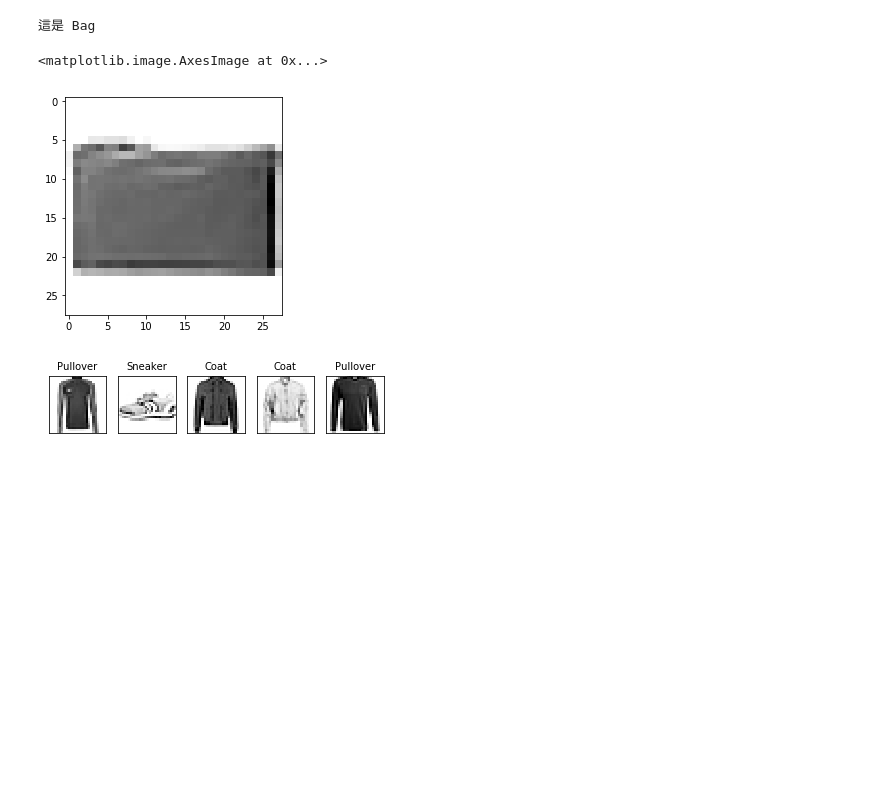
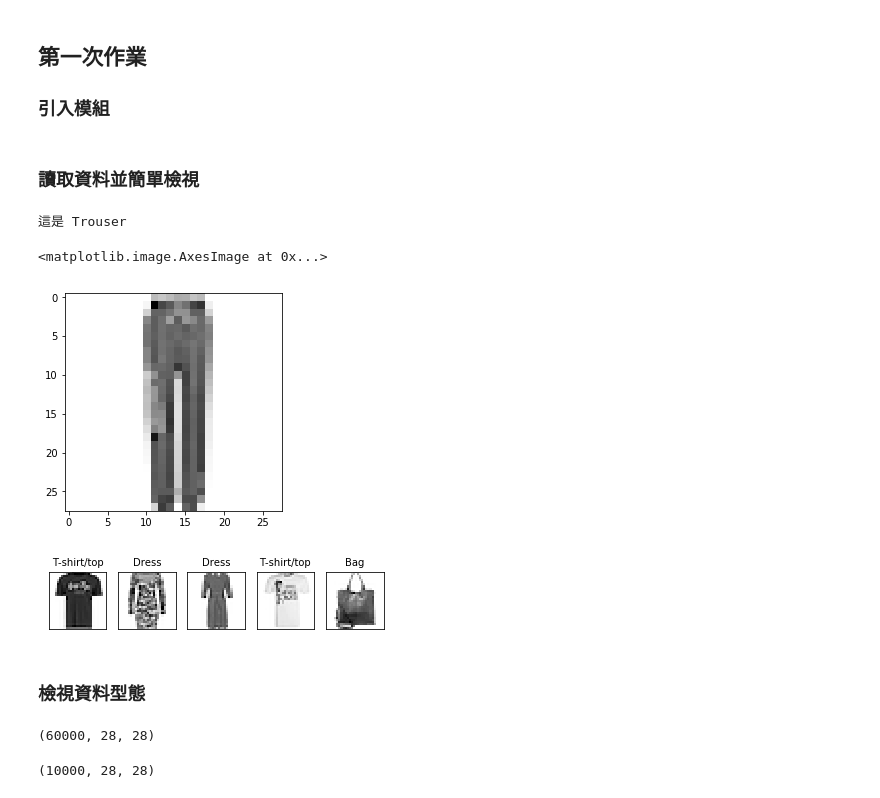
Before and after one commit to tuyuxian/1082-AI-python, a Jupyter notebook: 105208077_經濟四_涂育賢_HW1.ipynb, the cells around one changed output. Drawn from its saved outputs; the diff is of its cells as text; code cells hidden in the pictures; blank space fills up the shorter version.

```diff
--- a/105208077_經濟四_涂育賢_HW1.ipynb
+++ b/105208077_經濟四_涂育賢_HW1.ipynb
@@ -1,3 +1,6 @@
+# %% [markdown]
+## 第一次作業
+### 引入模組
 # %%
 import pandas as pd
 import numpy as np
@@ -9,19 +12,21 @@ from tensorflow.keras.optimizers import SGD
 from tensorflow.keras.layers import Dense
 from tensorflow.keras.models import Sequential
 from tensorflow.keras.utils import to_categorical
+# %% [markdown]
+### 讀取資料並簡單檢視
 # %%
 (x_train, y_train), (x_test, y_test) = fashion_mnist.load_data()
 
 class_names = ['T-shirt/top', 'Trouser', 'Pullover', 'Dress', 'Coat',
                'Sandal', 'Shirt', 'Sneaker', 'Bag', 'Ankle boot']
 
-n = 1234
+n = 1000
 print('這是', class_names[y_train[n]])
 plt.imshow(x_train[n], cmap='Greys')
 # %% [output]
-這是 Bag
+這是 Trouser
 <matplotlib.image.AxesImage at 0x...>
-[figure, old version]
+[figure, new version]
 # %%
 pick = np.random.choice(60000, 5, replace=False)
 
@@ -33,4 +38,4 @@ for i in range(5):
     ax.set_title(class_names[y_train[n]], fontsize=10)
     plt.imshow(x_train[n], cmap='Greys')
 # %% [output]
-[figure, old version]
+[figure, new version]
@@ -50,0 +42,10 @@ y_test = to_categorical(y_test, 10)
+# %% [markdown]
+### 檢視資料型態
+# %%
+x_train.shape
+# %% [output]
+(60000, 28, 28)
+# %%
+x_test.shape
+# %% [output]
+(10000, 28, 28)
```
Also changed, not shown: parts of 28 cells of this notebook.
